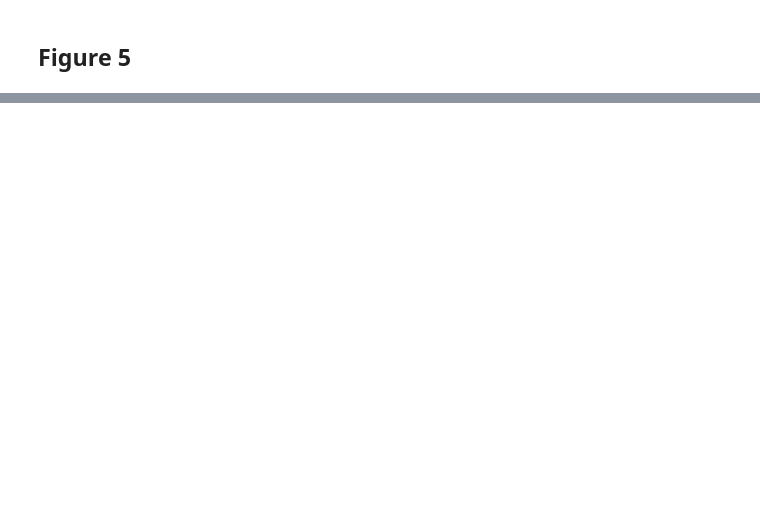
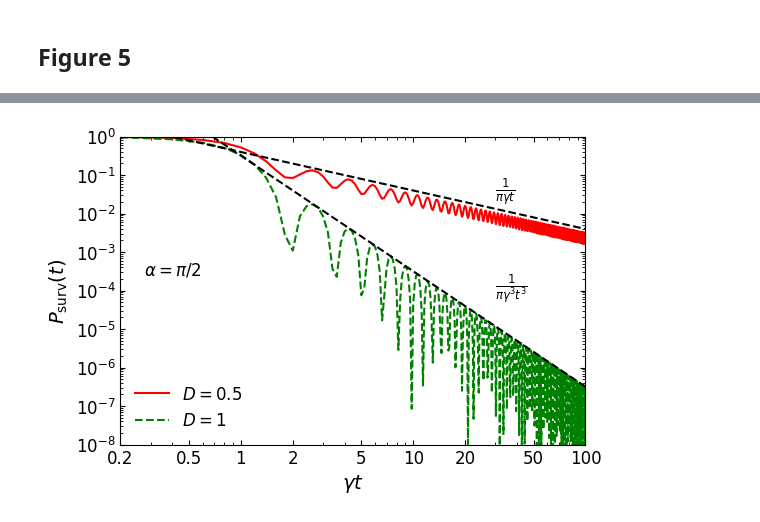
Before and after one commit to jefferson-jx/ctqw_bias_spreading_code, a Jupyter notebook: ctqw_bias_spreading_code.ipynb, the cells around one changed output, grey strips where cells are left out. Drawn from its saved outputs; the diff is of its cells as text; code cells hidden in the pictures; blank space fills up the shorter version.

```diff
--- a/ctqw_bias_spreading_code.ipynb
+++ b/ctqw_bias_spreading_code.ipynb
@@ -310,0 +490,67 @@ Plot_tcross_vs_alpha_simplified()
+# %%
+def Plot_Survival_Probability_matplotlib():
+    # Time and parameters
+    tv = np.linspace(0.2, 100, 500)
+    gamma = 1.0
+    alpha = np.pi / 2
+
+    # Survival probability curves
+    P_survival_10 = P_survival(gamma, tv, 1.0, alpha)
+    P_survival_05 = P_survival(gamma, tv, 0.5, alpha)
+    P_survival_00 = P_survival(gamma, tv, 0.0, alpha)
+
+    # Figure setup
+    plt.figure(figsize=(6, 4))
+
+    # Plot curves
+    plt.plot(tv, P_survival_05, label=r'$D=0.5$', color='red')
+    plt.plot(tv, P_survival_10, linestyle='--', label=r'$D=1$', color='green')
+    plt.plot(tv, 1.0/(np.pi*tv**3), linestyle='dashed', color='black')
+    plt.plot(tv, 5.0/(4*np.pi*tv), linestyle='dashed', color='black')
+
+    # Log scales
+    plt.xscale('log')
+    plt.yscale('log')
+
+    # In-figure annotations
+    plt.text(
+        30, 3e-2,
+        r'$\frac{1}{\pi\gamma t}$',
+        fontsize=12,
+        color='black'
+    )
+
+    plt.text(
+        30, 1e-4,
+        r'$\frac{1}{\pi\gamma^3 t^3}$',
+        fontsize=12,
+        color='black'
+    )
+
+    plt.text(
+        0.05, 0.55,
+        r'$\alpha = \pi/2$',
+        transform=plt.gca().transAxes,
+        fontsize=12,
+        ha='left'
+    )
+
+    # Axis formatting
+    ax = plt.gca()
+    formatter = FuncFormatter(lambda x, pos: '{:g}'.format(x))
+    ax.xaxis.set_major_formatter(formatter)
+    ax.set_xticks([0.2, 0.5, 1, 2, 5, 10, 20, 50, 100])
+
+    # Labels and limits
+    plt.xlabel(r'$\gamma t$')
+    plt.ylabel(r'$P_{\mathrm{surv}}(t)$')
+    plt.ylim(10**(-8), 1)
+    plt.xlim(0.2, 100)
+
+    plt.legend(frameon=False)
+    plt.show()
+
+
+Plot_Survival_Probability_matplotlib()
+# %% [output]
+[figure, added]
```
Also changed, not shown: parts of 11 cells of this notebook.
